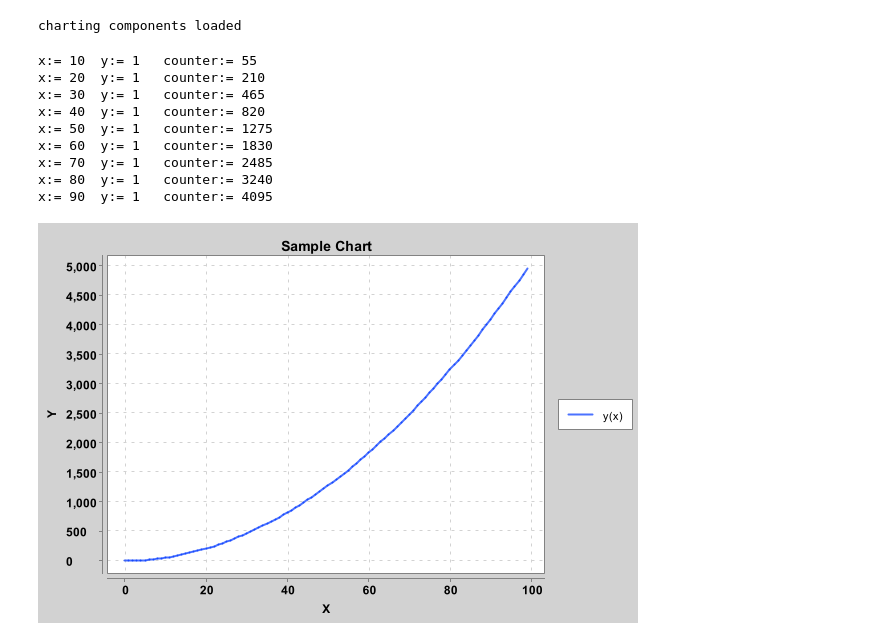
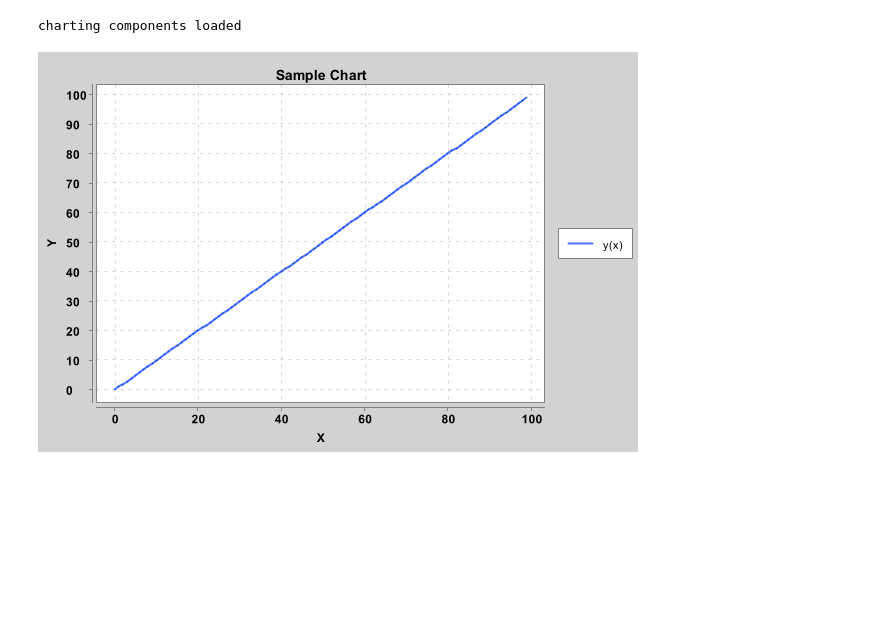
Before and after one commit to cicorias/java-nb, a Jupyter notebook: Q2 Short Answer 1.ipynb, the cells around one changed output. Drawn from its saved outputs; the diff is of its cells as text; code cells hidden in the pictures; blank space fills up the shorter version.

Commit message:
fix graph bug

```diff
--- a/Q2 Short Answer 1.ipynb
+++ b/Q2 Short Answer 1.ipynb
@@ -19,48 +19,32 @@ Object chartData(int[] x, int[] y) {
 charting components loaded
 # %%
 //question 2.
-
 //Result O(n^2)
-
 int myCounter = 0;
-
 //first setup the method and kill any console output (noise...)
 public static int f(int N) {
     //System.out.println(N);
     myCounter++;
     // Hint: check how many println you will get
     if (N <= 1) { return 1; }
     else { return f(N - 1); }
 }
-
 //create a loop to generate a data set to graph.
-
 int[] xData = new int[100];
 int[] yData = new int[100];
 
 for(int x = 1 ; x < xData.length; x++) {
-
+    myCounter = 0;
     int y = f(x);
-    if (x % 10 == 0) System.out.println("x:= " + x + "  y:= " + y + "   counter:= " + myCounter);
+    //if (x % 10 == 0) System.out.println("x:= " + x + "  y:= " + y + "   counter:= " + myCounter);
     //now store variables.
     xData[x] = x;
     yData[x] = myCounter;
-    //yData[x] = y / x;
-
 }
 
 chartData(xData, yData);
 # %% [output]
-x:= 10  y:= 1   counter:= 55
-x:= 20  y:= 1   counter:= 210
-x:= 30  y:= 1   counter:= 465
-x:= 40  y:= 1   counter:= 820
-x:= 50  y:= 1   counter:= 1275
-x:= 60  y:= 1   counter:= 1830
-x:= 70  y:= 1   counter:= 2485
-x:= 80  y:= 1   counter:= 3240
-x:= 90  y:= 1   counter:= 4095
-[figure, old version]
+[figure, new version]
 # %%
 
 myCounter = 0;
```
Also changed, not shown: parts of 1 cell of this notebook, 1 other file.
